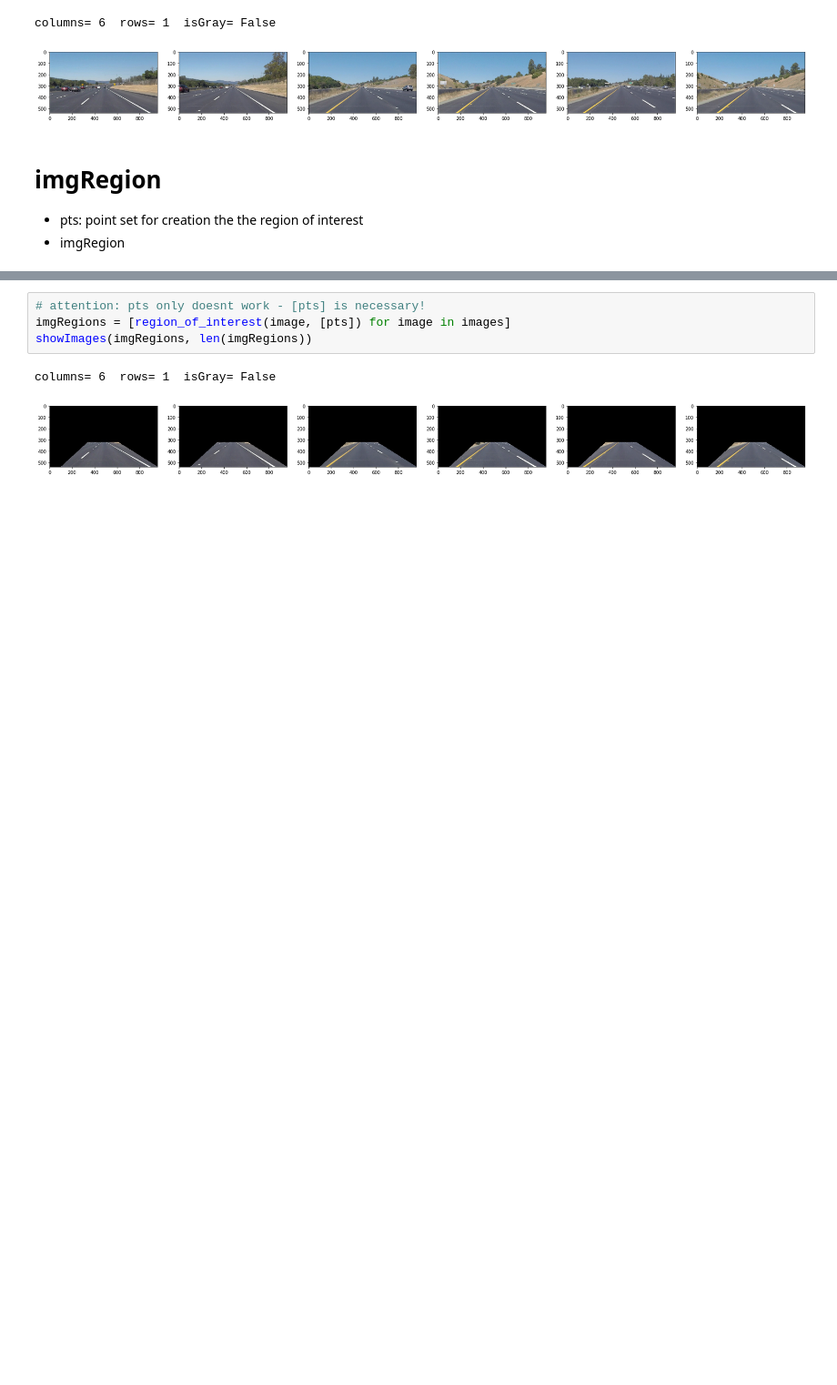
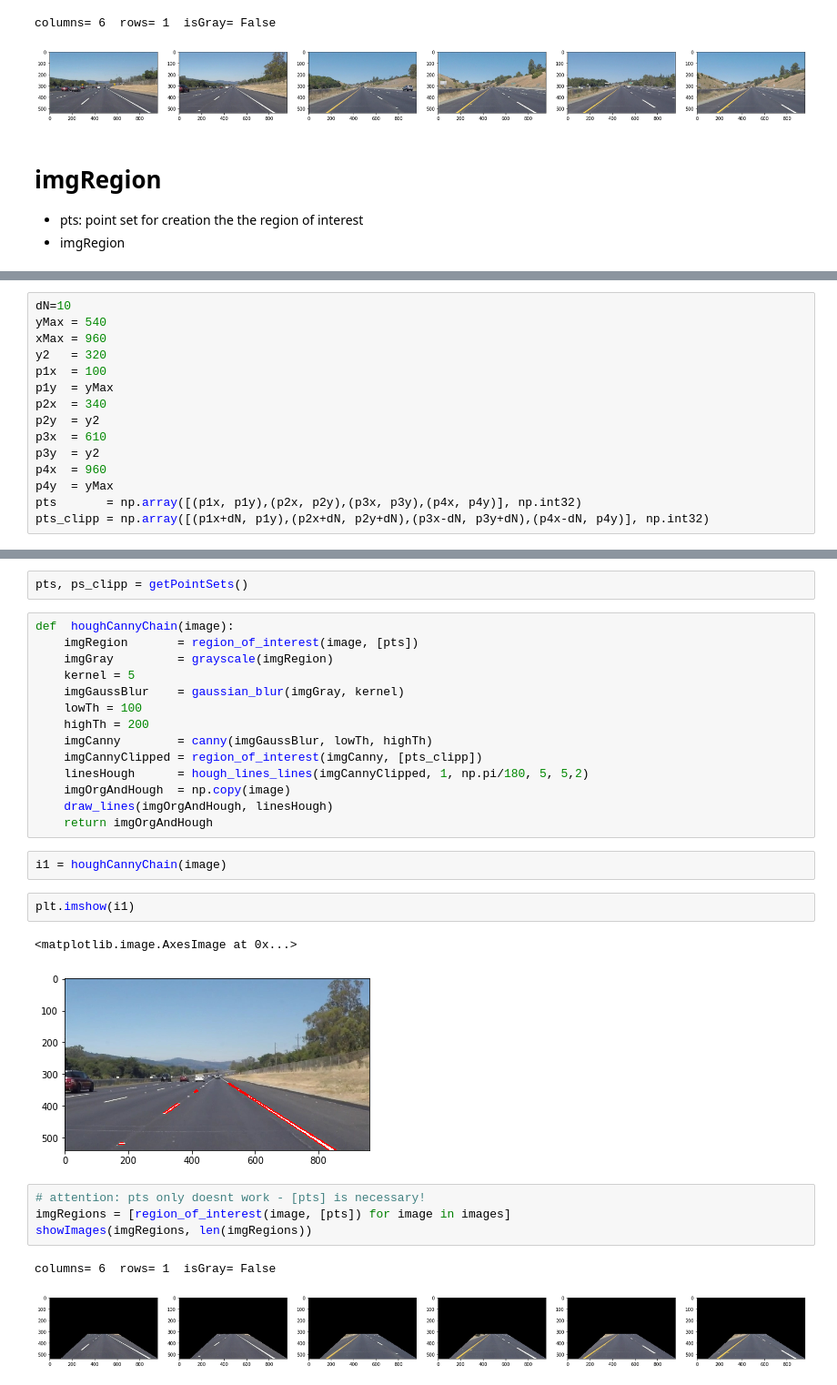
Before and after one commit to JensGutow/CarND-LaneLines-P1, a Jupyter notebook: P1.ipynb, the cells around one changed output, grey strips where cells are left out. Shown at 91% size. Saved outputs shown, nothing was run; the diff lists cells and outputs as text; blank space fills up the shorter version.

Commit message:
houghCannyChain + testVidowOutput (labeling the lines by edge and line detection)

```diff
--- a/P1.ipynb
+++ b/P1.ipynb
@@ -334,0 +259,15 @@ print(pts_mask)
+# %%
+dN=10
+yMax = 540
+xMax = 960
+y2   = 320
+p1x  = 100
+p1y  = yMax
+p2x  = 340
+p2y  = y2
+p3x  = 610
+p3y  = y2
+p4x  = 960
+p4y  = yMax
+pts       = np.array([(p1x, p1y),(p2x, p2y),(p3x, p3y),(p4x, p4y)], np.int32)
+pts_clipp = np.array([(p1x+dN, p1y),(p2x+dN, p2y+dN),(p3x-dN, p3y+dN),(p4x-dN, p4y)], np.int32)
@@ -335,3 +290,26 @@ print(pts_mask)
+# %%
+pts, ps_clipp = getPointSets()
+# %%
+def  houghCannyChain(image):
+    imgRegion       = region_of_interest(image, [pts])
+    imgGray         = grayscale(imgRegion)
+    kernel = 5
+    imgGaussBlur    = gaussian_blur(imgGray, kernel)
+    lowTh = 100
+    highTh = 200
+    imgCanny        = canny(imgGaussBlur, lowTh, highTh)
+    imgCannyClipped = region_of_interest(imgCanny, [pts_clipp])
+    linesHough      = hough_lines_lines(imgCannyClipped, 1, np.pi/180, 5, 5,2)
+    imgOrgAndHough  = np.copy(image)
+    draw_lines(imgOrgAndHough, linesHough)
+    return imgOrgAndHough
+# %%
+i1 = houghCannyChain(image)
+# %%
+plt.imshow(i1)
+# %% [output]
+<matplotlib.image.AxesImage at 0x...>
+[figure, added]
 # %%
 # attention: pts only doesnt work - [pts] is necessary!
 imgRegions = [region_of_interest(image, [pts]) for image in images]
```
Also changed, not shown: parts of 20 cells of this notebook, 1 other file.
